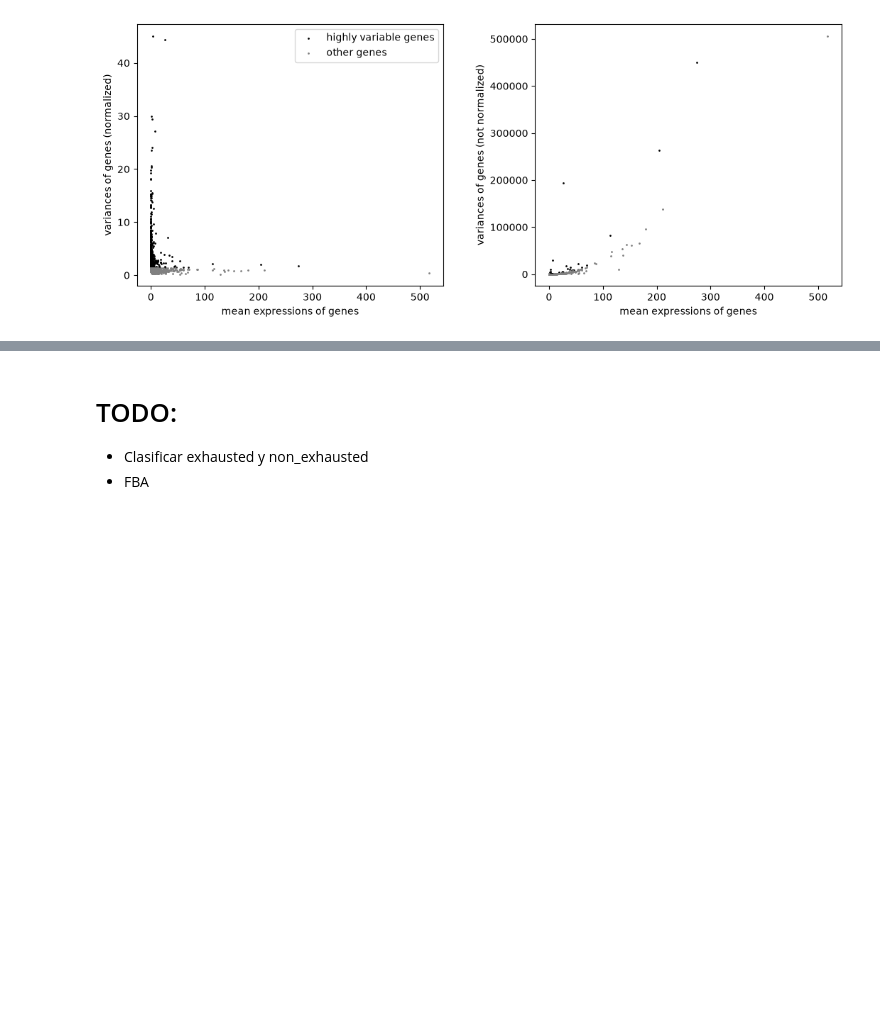
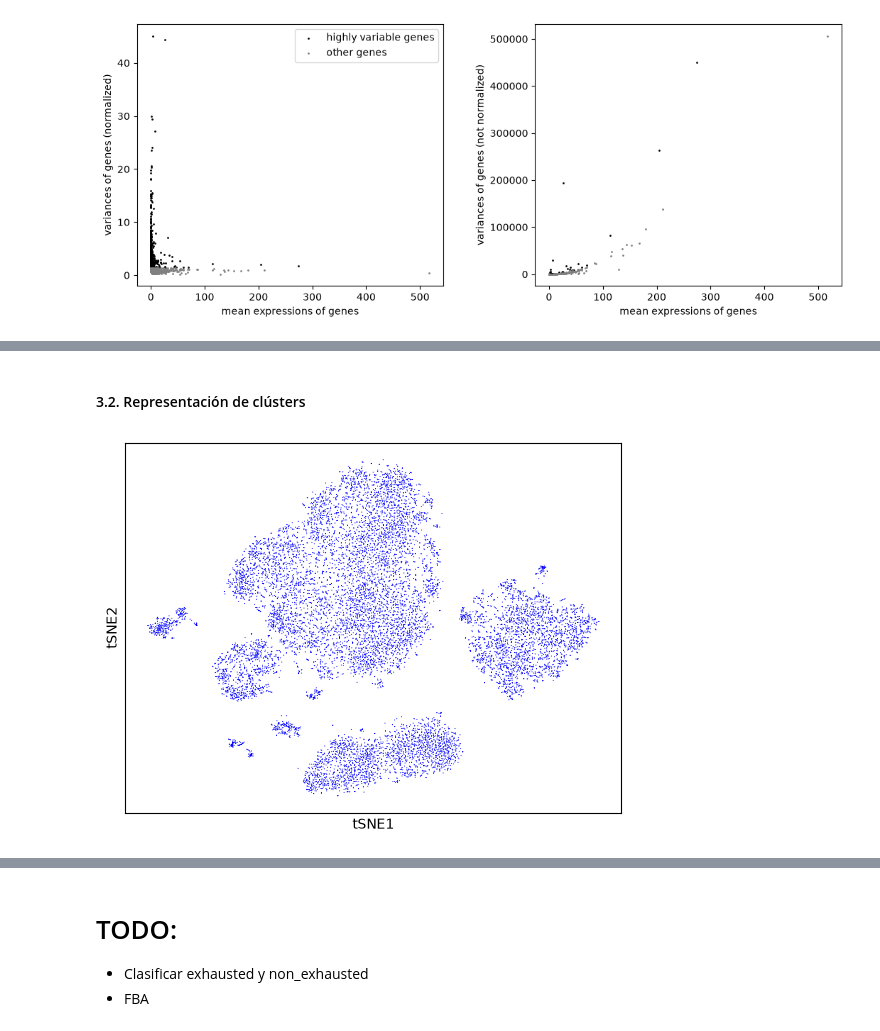
Before and after one commit to YeJhao/tfg, a Jupyter notebook: GSM5076749_HCC1.ipynb, the cells around one changed output, grey strips where cells are left out. Drawn from its saved outputs; the diff is of its cells as text; code cells hidden in the pictures; blank space fills up the shorter version.

```diff
--- a/GSM5076749_HCC1.ipynb
+++ b/GSM5076749_HCC1.ipynb
@@ -383,0 +435,2 @@ Este último método parece ser el adecuado, en la gráfica de la izquierda (nor
+# %% [markdown]
+#### 3.2. Representación de clústers
@@ -383,0 +441,9 @@ Este último método parece ser el adecuado, en la gráfica de la izquierda (nor
+# %%
+sc.pl.tsne(
+    hcc1_normalized,
+    # Setting a smaller point size to get prevent overlap
+    size=2,
+    na_color='blue'
+)
+# %% [output]
+[figure, added]
```
Also changed, not shown: parts of 44 cells of this notebook, 19 other files.
